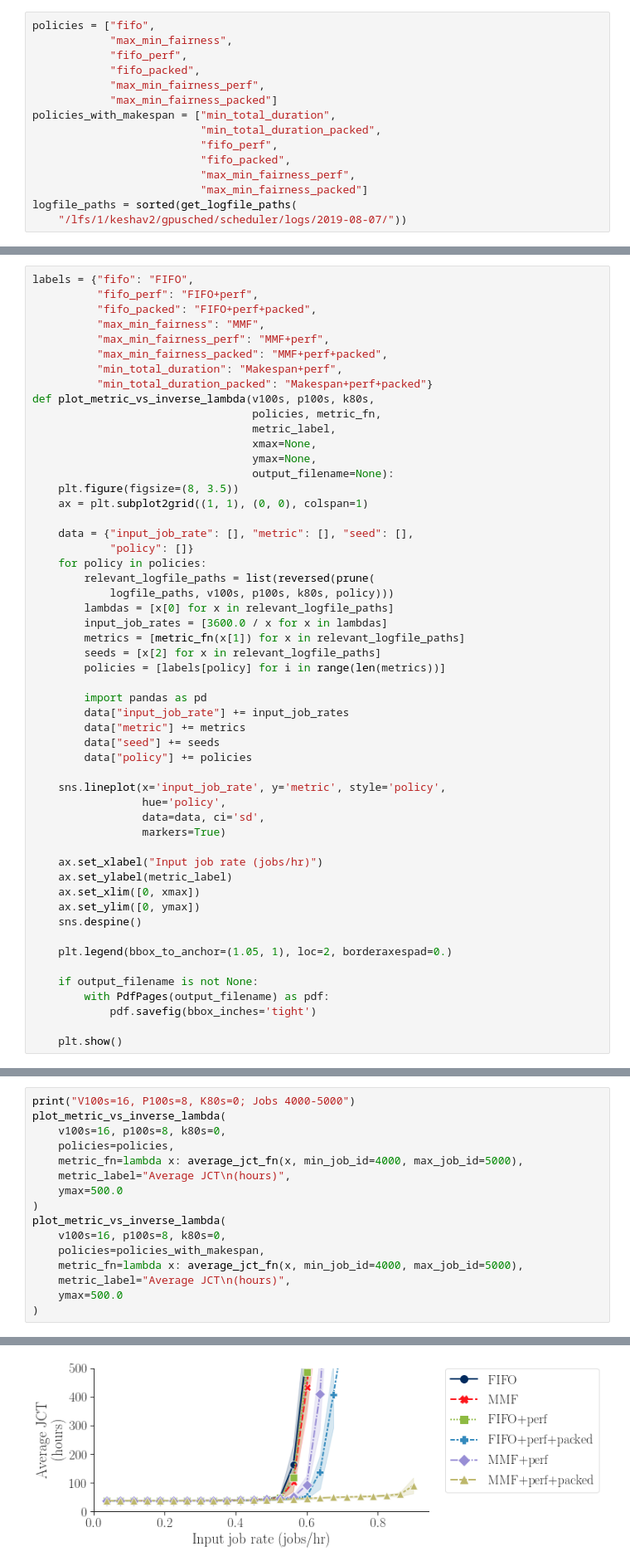
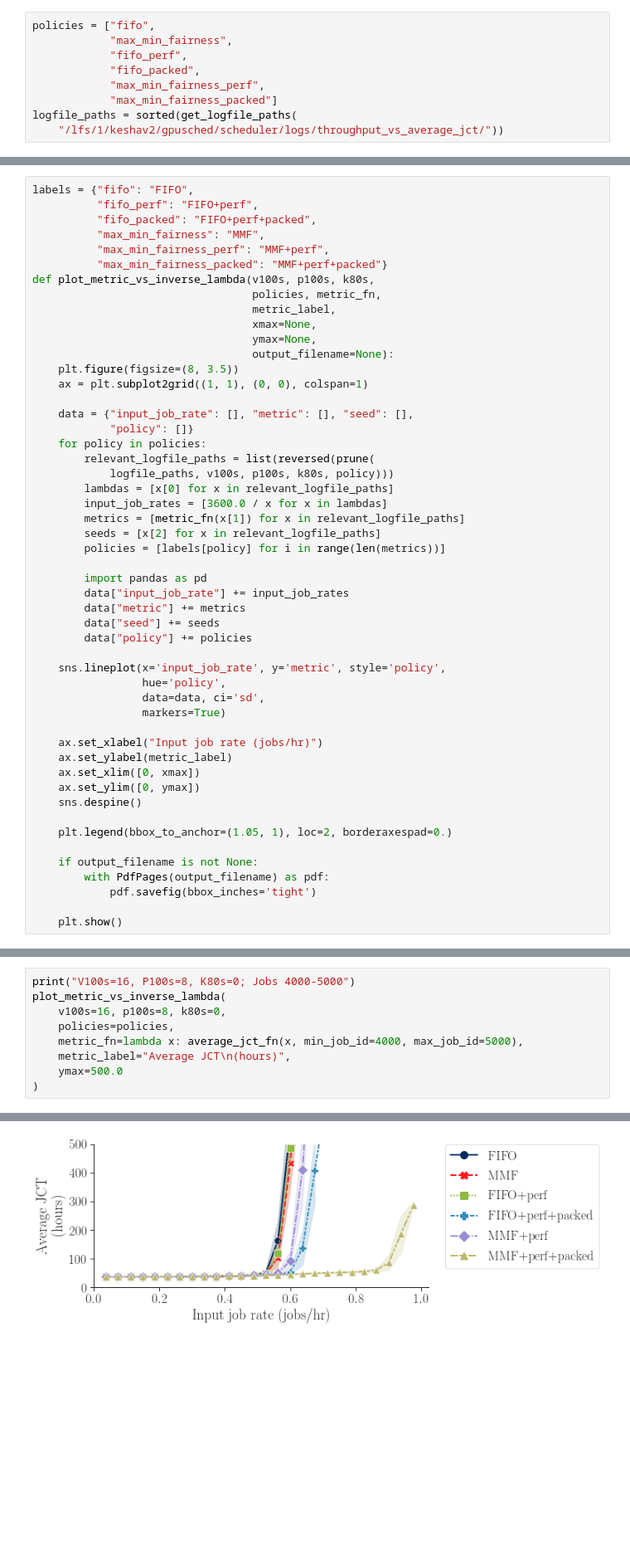
Before and after one commit to stanford-futuredata/gavel, a Jupyter notebook: scheduler/notebooks/fairness_simulation_analysis.ipynb, the cells around one changed output, grey strips where cells are left out. Shown at 83% size. Saved outputs shown, nothing was run; the diff lists cells and outputs as text; blank space fills up the shorter version.

Commit message:
Cleanup of main fairness simulation notebook (also add latest max_min_fairness_packed numbers)

```diff
--- a/scheduler/notebooks/fairness_simulation_analysis.ipynb
+++ b/scheduler/notebooks/fairness_simulation_analysis.ipynb
@@ -72,14 +72,8 @@ policies = ["fifo",
             "fifo_packed",
             "max_min_fairness_perf",
             "max_min_fairness_packed"]
-policies_with_makespan = ["min_total_duration",
-                          "min_total_duration_packed",
-                          "fifo_perf",
-                          "fifo_packed",
-                          "max_min_fairness_perf",
-                          "max_min_fairness_packed"]
 logfile_paths = sorted(get_logfile_paths(
-    "/lfs/1/keshav2/gpusched/scheduler/logs/2019-08-07/"))
+    "/lfs/1/keshav2/gpusched/scheduler/logs/throughput_vs_average_jct/"))
 # %% [markdown]
 # Plotting functions
 # %%
@@ -99,9 +93,7 @@ labels = {"fifo": "FIFO",
           "fifo_packed": "FIFO+perf+packed",
           "max_min_fairness": "MMF",
           "max_min_fairness_perf": "MMF+perf",
-          "max_min_fairness_packed": "MMF+perf+packed",
-          "min_total_duration": "Makespan+perf",
-          "min_total_duration_packed": "Makespan+perf+packed"}
+          "max_min_fairness_packed": "MMF+perf+packed"}
 def plot_metric_vs_inverse_lambda(v100s, p100s, k80s,
                                   policies, metric_fn,
                                   metric_label,
@@ -210,19 +185,12 @@ The history saving thread hit an unexpected error (DatabaseError('database disk
 # %%
 print("V100s=16, P100s=8, K80s=0; Jobs 4000-5000")
 plot_metric_vs_inverse_lambda(
     v100s=16, p100s=8, k80s=0,
     policies=policies,
     metric_fn=lambda x: average_jct_fn(x, min_job_id=4000, max_job_id=5000),
     metric_label="Average JCT\n(hours)",
     ymax=500.0
 )
-plot_metric_vs_inverse_lambda(
-    v100s=16, p100s=8, k80s=0,
-    policies=policies_with_makespan,
-    metric_fn=lambda x: average_jct_fn(x, min_job_id=4000, max_job_id=5000),
-    metric_label="Average JCT\n(hours)",
-    ymax=500.0
-)
 # %% [output]
 V100s=16, P100s=8, K80s=0; Jobs 4000-5000
-[figure, old version]
+[figure, new version]
```
Also changed, not shown: parts of 7 cells of this notebook.
